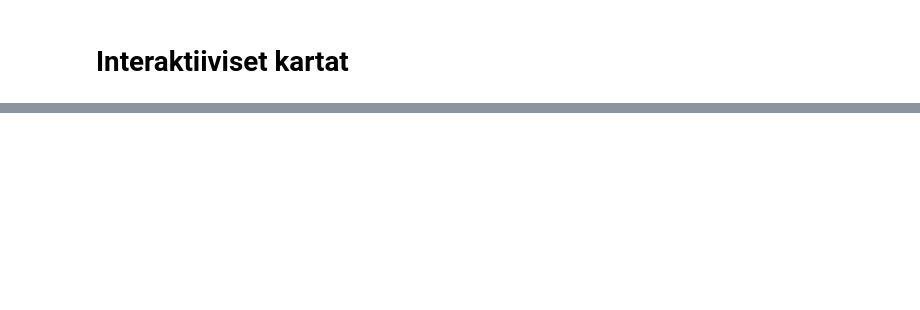
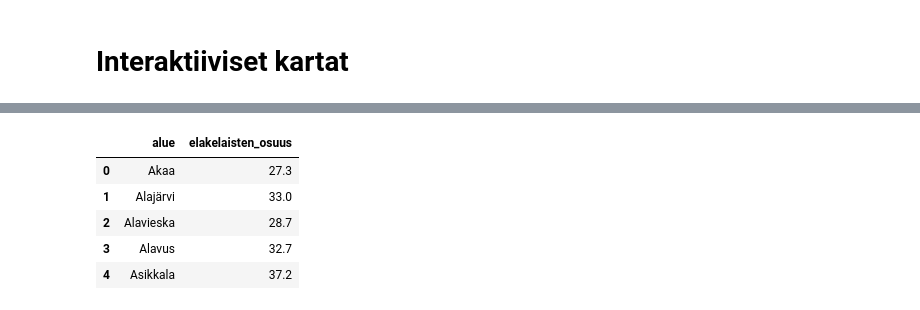
Before and after one commit to opendata-education/Maantiede, a Jupyter notebook: materiaali/harjoitukset/interaktiivinen_kartta.ipynb, the cells around one changed output, grey strips where cells are left out. Drawn from its saved outputs; the diff is of its cells as text; code cells hidden in the pictures; blank space fills up the shorter version.

```diff
--- a/materiaali/harjoitukset/interaktiivinen_kartta.ipynb
+++ b/materiaali/harjoitukset/interaktiivinen_kartta.ipynb
@@ -143,0 +32,13 @@ RuntimeError: Models must be owned by only a single document, Selection(id='1377
+# %%
+# Luetaan kuntien eläkeläistiedot sisältävä tiedosto pandasin read_csv()-funktiolla
+pensioners = pd.read_csv('../data/elakelaisten_osuus_2018_kuntajako_2020.csv')
+
+# Katsotaan, mitä tiedosto sisältää
+pensioners.head()
+# %% [output]
+|  | alue | elakelaisten_osuus |
+| 0 | Akaa | 27.3 |
+| 1 | Alajärvi | 33.0 |
+| 2 | Alavieska | 28.7 |
+| 3 | Alavus | 32.7 |
+| 4 | Asikkala | 37.2 |
```
Also changed, not shown: parts of 19 cells of this notebook, 3 other files.
